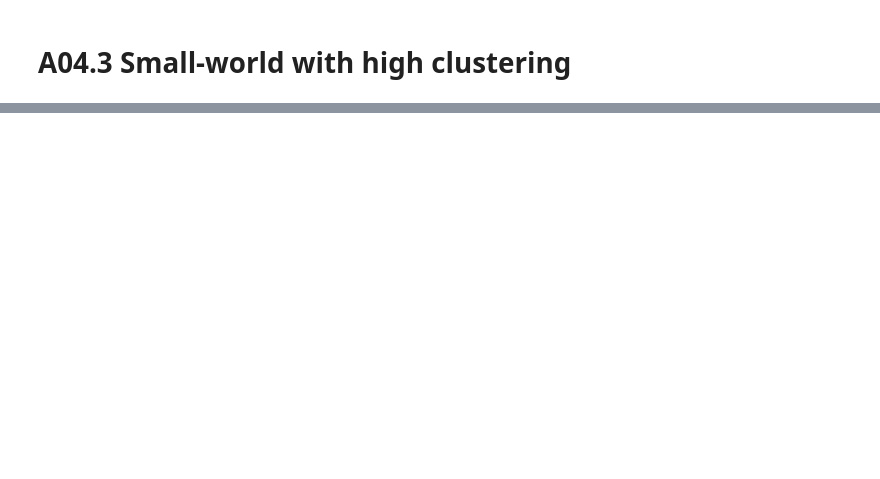
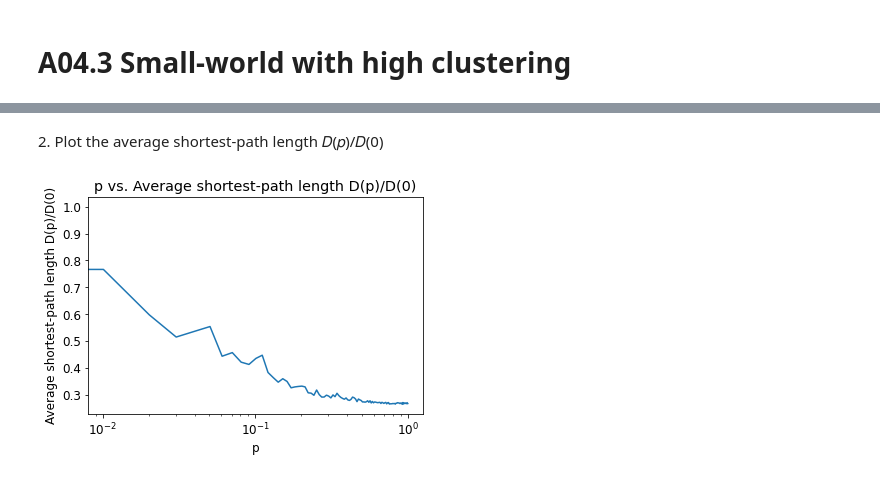
Before and after one commit to epura/NS, a Jupyter notebook: EX4/Pura_Eleonora_EX4.ipynb, the cells around one changed output, grey strips where cells are left out. Saved outputs shown, nothing was run; the diff lists cells and outputs as text; code cells hidden in the pictures; blank space fills up the shorter version.

```diff
--- a/EX4/Pura_Eleonora_EX4.ipynb
+++ b/EX4/Pura_Eleonora_EX4.ipynb
@@ -159,0 +154,25 @@ Give an interpretation of the result:
+# %%
+N = 100
+k = 5
+p = list(np.linspace(0, 1, N))
+avg_c = []
+c_coeff = 3/2*(k-1)/((2*k)-1)
+avg_c_an_res = []
+g_p0 = nx.watts_strogatz_graph(N, k, 0)
+for i in range(N):
+    g = nx.watts_strogatz_graph(N, k, p[i])
+    avg_c.append(nx.average_clustering(g)/nx.average_clustering(g_p0))
+
+    # ⟨𝐶(𝑝)⟩ ≈ (3/2*(𝜅 − 1)/(2𝜅 − 1))*(1 − 𝑝)3
+    avg_c_an_res.append(c_coeff*pow(1-p[i], 3))
+
+
+plt.rcParams.update({'font.size': 12})
+plt.title("p vs. Average clustering <C(p)>/<C(0)>")
+plt.plot(p, avg_c)
+plt.plot(p, avg_c_an_res, color='r', linestyle='--', label='Analytical result')
+plt.xlabel("p")
+plt.ylabel("Average Clustering <C(p)>/<C(0)>")
+plt.xscale("log")
+plt.legend()
+plt.show()
@@ -159,0 +181,18 @@ Give an interpretation of the result:
+# %% [markdown]
+<p>2. Plot the average shortest-path length 𝐷(𝑝)/𝐷(0)</p>
+# %%
+avg_spl = []
+spl_p0 = nx.average_shortest_path_length(g_p0)
+for i in range(N):
+    g = nx.watts_strogatz_graph(N, k, p[i])
+    avg_spl.append(nx.average_shortest_path_length(g)/spl_p0)
+
+plt.rcParams.update({'font.size': 12})
+plt.title("p vs. Average shortest-path length D(p)/D(0)")
+plt.plot(p, avg_spl)
+plt.xscale('log')
+plt.xlabel('p')
+plt.ylabel('Average shortest-path length D(p)/D(0)')
+plt.show()
+# %% [output]
+[figure, added]
```
Also changed, not shown: parts of 10 cells of this notebook.
